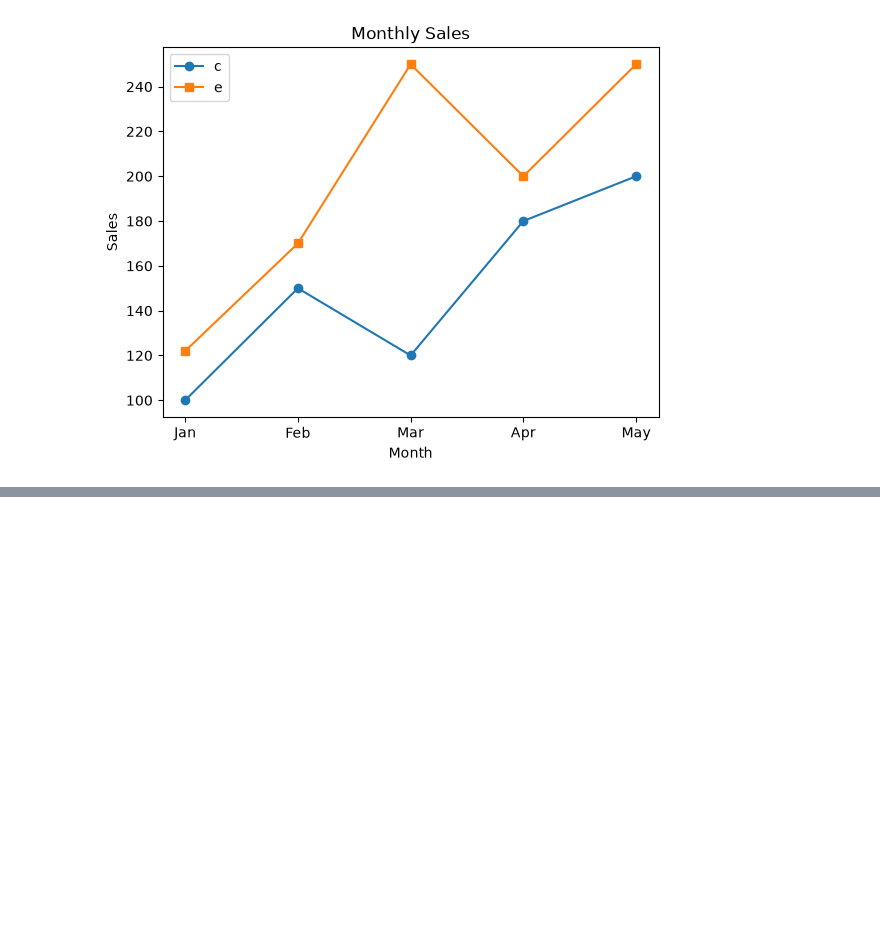
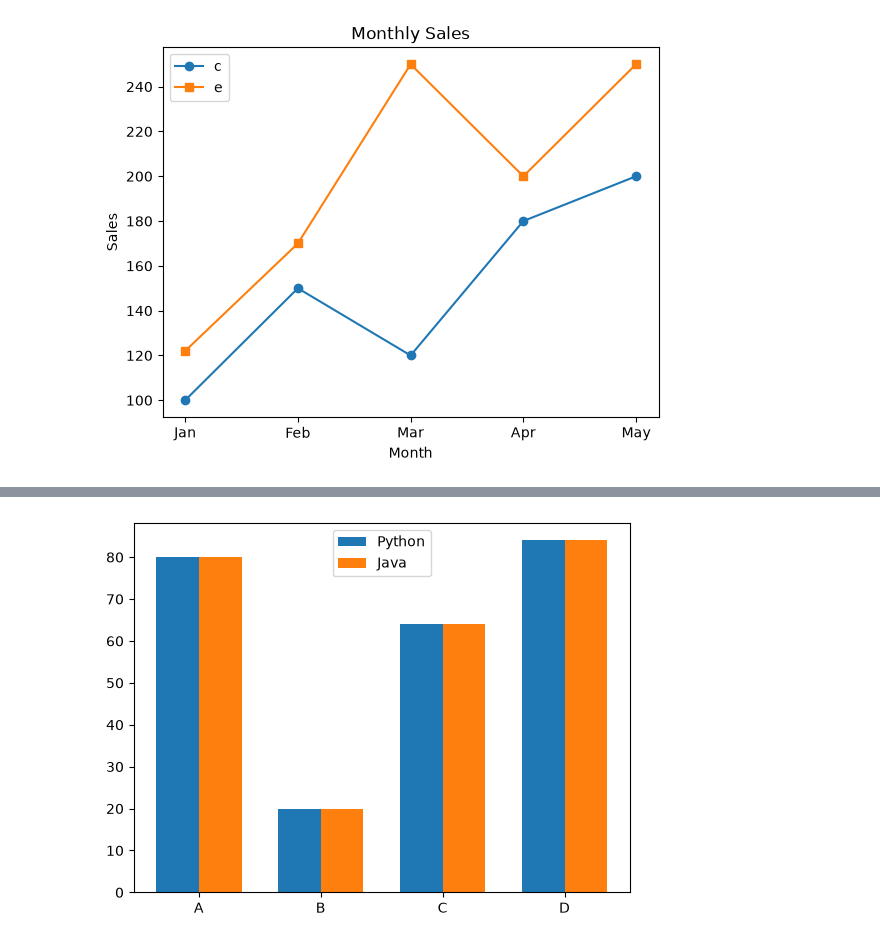
Before and after one commit to Princej-24/DV-PYTHON, a Jupyter notebook: MatPlotLib/matplotlib.ipynb, the cells around one changed output, grey strips where cells are left out. Cells and saved outputs as stored; diff of their text form; code cells hidden in the pictures; blank space fills up the shorter version.

```diff
--- a/MatPlotLib/matplotlib.ipynb
+++ b/MatPlotLib/matplotlib.ipynb
@@ -49,0 +68,16 @@ plt.show()
+# %%
+#Multiple Bar Charts
+students=["A","B","C","D"]
+python=[80,20,64,84]
+java=[80,20,64,84]
+import numpy as np
+x=np.arange(len(students))
+width=0.35
+
+plt.bar(x-width/2,python,width,label="Python")
+plt.bar(x+width/2,java,width,label="Java")
+plt.xticks(x,students)
+plt.legend()
+plt.show()
+# %% [output]
+[figure, added]
```
Also changed, not shown: parts of 3 cells of this notebook.
